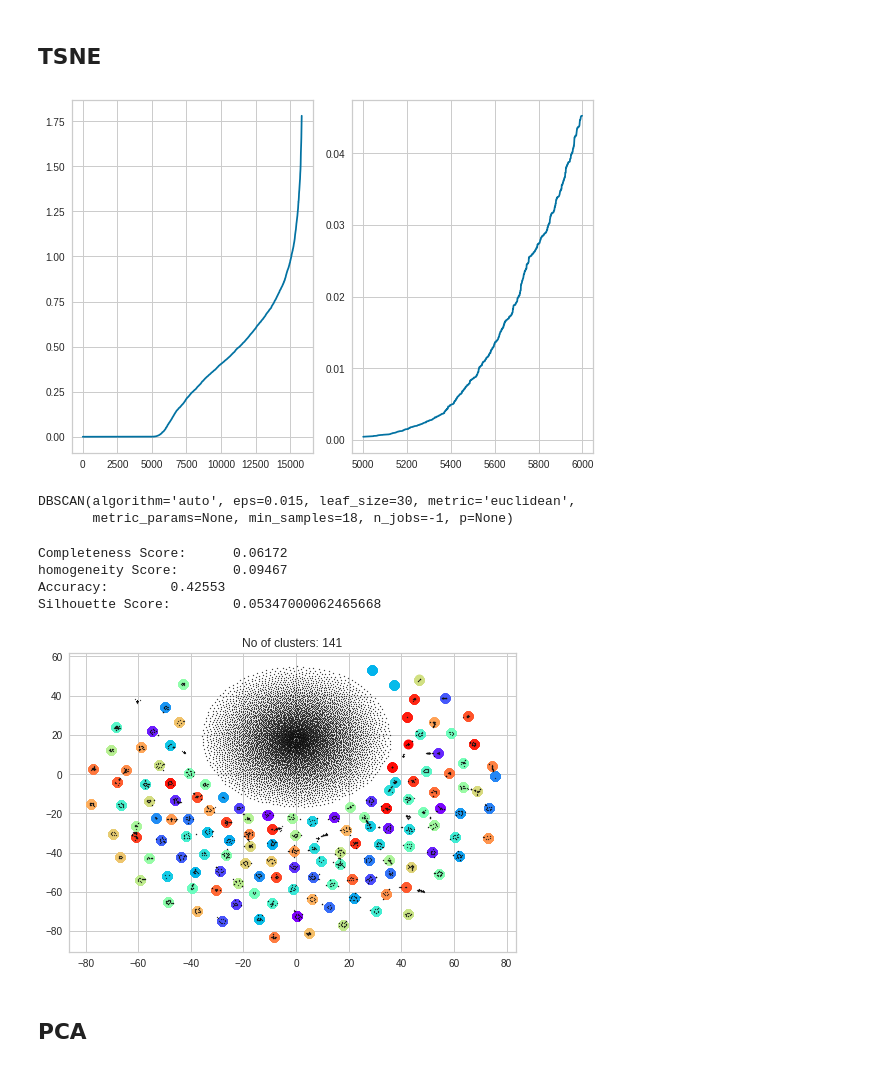
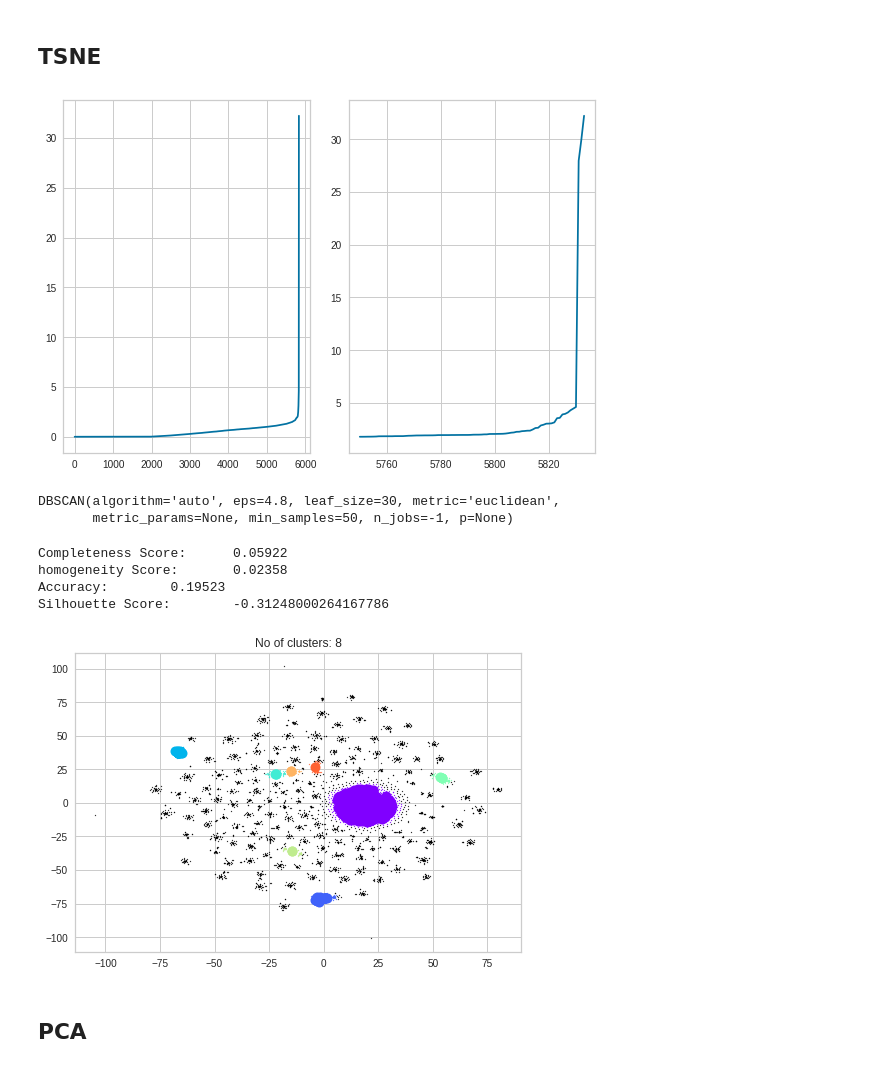
Before and after one commit to TudorAndrei/Practical-Machine-Learning2020, a Jupyter notebook: clustering/Balanced_dataset - TFIDF.ipynb, the cells around one changed output. Cells and saved outputs as stored; diff of their text form; code cells hidden in the pictures.

```diff
--- a/clustering/Balanced_dataset - TFIDF.ipynb
+++ b/clustering/Balanced_dataset - TFIDF.ipynb
@@ -99,14 +99,18 @@ def plot_dbscan(model, X, mode=None):
 
 
     for index, label  in enumerate(unique_labels):
-
+        if label == -1:
+            c = (0, 0, 0, 1)
+#             continue
+        else:
+            c = colors(index)
         class_member_mask = (model.labels_ == label)
 
         x = X_rescaled[class_member_mask & core_samples_mask]
-        plt.plot(x[:, 0], x[:, 1], 'o', color=colors(index), markersize=10)
+        plt.plot(x[:, 0], x[:, 1], 'o', color=c, markersize=10)
 
         x = X_rescaled[class_member_mask & ~core_samples_mask]
-        plt.plot(x[:, 0], x[:, 1], '*',color='k', markersize=2)
+        plt.plot(x[:, 0], x[:, 1], '*',color=c, markersize=2)
 
     plt.title(f'No of clusters: {n_clusters}')
     plt.show()
@@ -283,29 +286,26 @@ nn_tsne = NearestNeighbors(n_jobs=-1).fit(X_tfidf_tsne)
 distances, idx = nn_tsne.kneighbors(X_tfidf_tsne)
 distances_tsne = np.sort(distances, axis=0)
 # %%
-plot_distance(distances_tsne, 5000, 6000)
+plot_distance(distances_tsne, 5750, 6000)
 # %% [output]
-[figure, old version]
+[figure, new version]
 # %%
-eps_tsne = .015
+eps_tsne = 4.8
 
-dbscan_tsne = DBSCAN(eps=eps_tsne,min_samples=18, n_jobs=-1)
+dbscan_tsne = DBSCAN(eps=eps_tsne,min_samples=50, n_jobs=-1)
 dbscan_tsne.fit(X_tfidf_tsne)
-# print(accuracy(y_labels, dbscan_tsne.labels_))
-# print(len(set(dbscan_tsne.labels_)) - 1)
-# print(Counter(dbscan_tsne.labels_))
 # %% [output]
-DBSCAN(algorithm='auto', eps=0.015, leaf_size=30, metric='euclidean',
-       metric_params=None, min_samples=18, n_jobs=-1, p=None)
+DBSCAN(algorithm='auto', eps=4.8, leaf_size=30, metric='euclidean',
+       metric_params=None, min_samples=50, n_jobs=-1, p=None)
 # %%
-score_results(X_tfidf_tsne,y_labels, dbscan_new.labels_)
+score_results(X_tfidf_tsne,y_labels, dbscan_tsne.labels_)
 plot_dbscan(dbscan_tsne, X_tfidf_tsne)
 # %% [output]
-Completeness Score:      0.06172
-homogeneity Score:       0.09467
-Accuracy:        0.42553
-Silhouette Score:        0.05347000062465668
+Completeness Score:      0.05922
+homogeneity Score:       0.02358
+Accuracy:        0.19523
+Silhouette Score:        -0.31248000264167786
-[figure, old version]
+[figure, new version]
 # %% [markdown]
 ## PCA
 # %%
```
Also changed, not shown: parts of 12 cells of this notebook, 12 other files.
